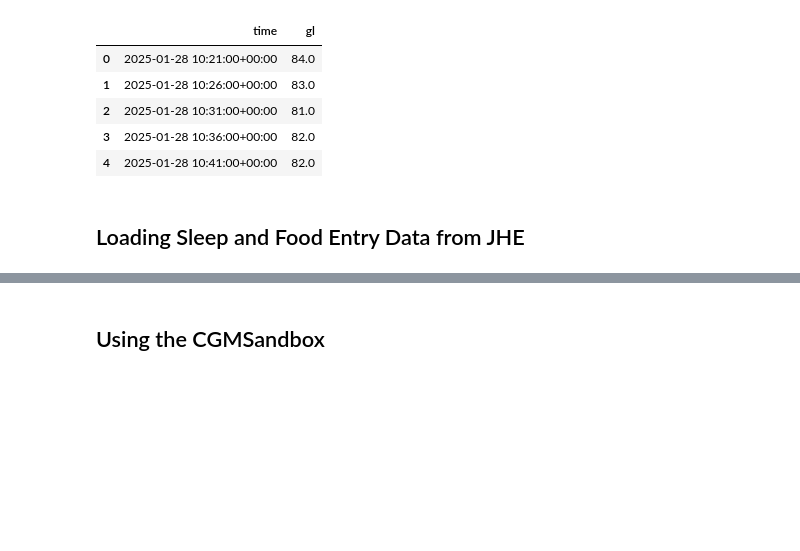
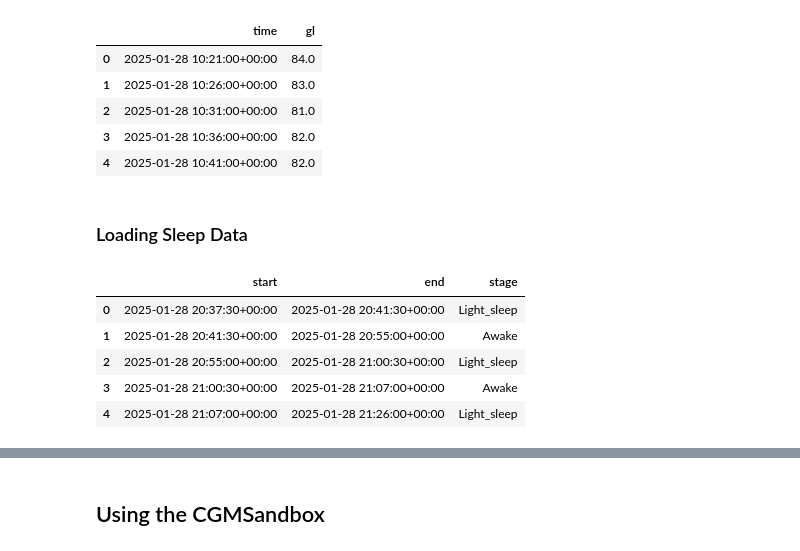
Before and after one commit to billchen0/cgm-sandbox, a Jupyter notebook: visualize_sample.ipynb, the cells around one changed output, grey strips where cells are left out. Drawn from its saved outputs; the diff is of its cells as text; code cells hidden in the pictures; blank space fills up the shorter version.

```diff
--- a/visualize_sample.ipynb
+++ b/visualize_sample.ipynb
@@ -102,4 +100,20 @@ cgm_df.head()
 | 3 | 2025-01-28 10:36:00+00:00 | 82.0 |
 | 4 | 2025-01-28 10:41:00+00:00 | 82.0 |
 # %% [markdown]
-## Loading Sleep and Food Entry Data from JHE
+### Loading Sleep Data
+# %%
+client_sleep_df = jh_client.list_observations_df(
+    patient_id = patient_id,
+    study_id = study_id,
+    code = Code.SLEEP_STAGE_SUMMARY.value
+)
+
+sleep_df = load_sleep_data(source="client", client_df=client_sleep_df)
+sleep_df.head()
+# %% [output]
+|  | start | end | stage |
+| 0 | 2025-01-28 20:37:30+00:00 | 2025-01-28 20:41:30+00:00 | Light_sleep |
+| 1 | 2025-01-28 20:41:30+00:00 | 2025-01-28 20:55:00+00:00 | Awake |
+| 2 | 2025-01-28 20:55:00+00:00 | 2025-01-28 21:00:30+00:00 | Light_sleep |
+| 3 | 2025-01-28 21:00:30+00:00 | 2025-01-28 21:07:00+00:00 | Awake |
+| 4 | 2025-01-28 21:07:00+00:00 | 2025-01-28 21:26:00+00:00 | Light_sleep |
```
Also changed, not shown: parts of 7 cells of this notebook, 2 other files.
